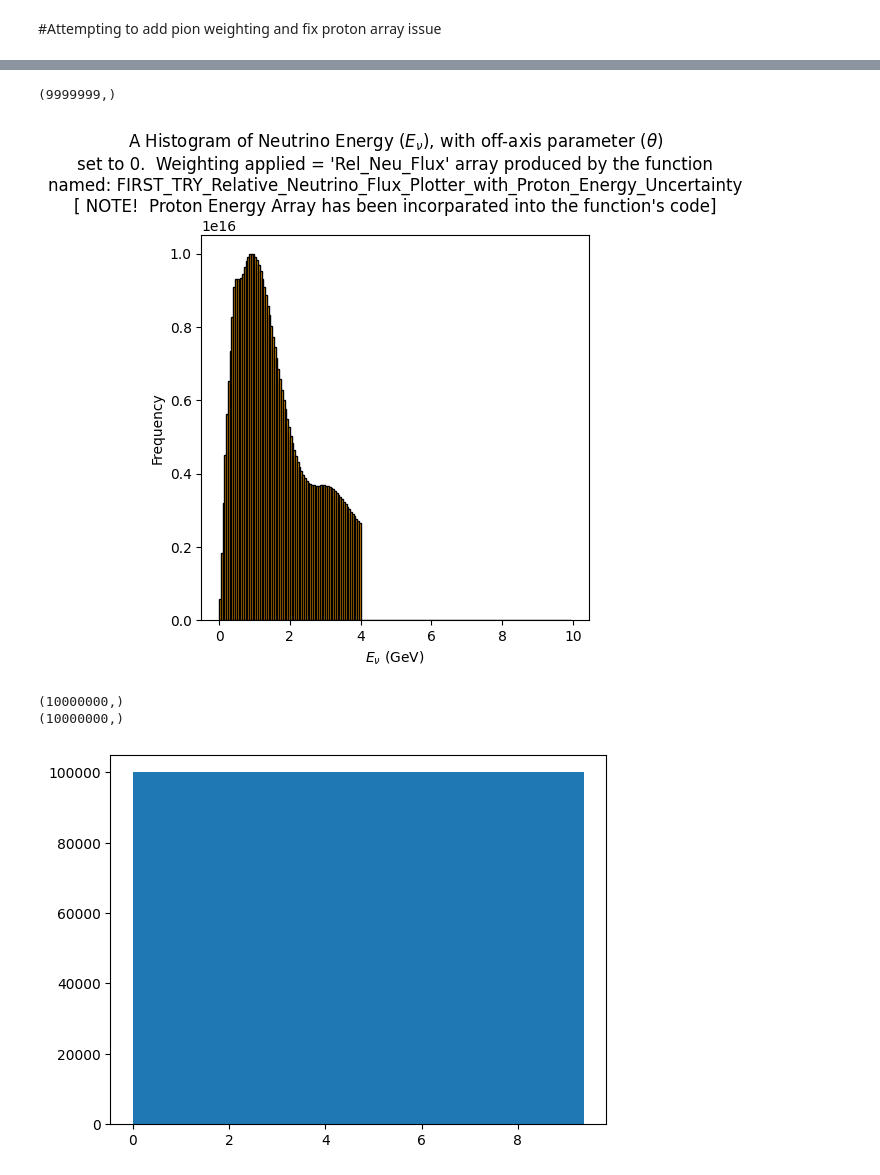
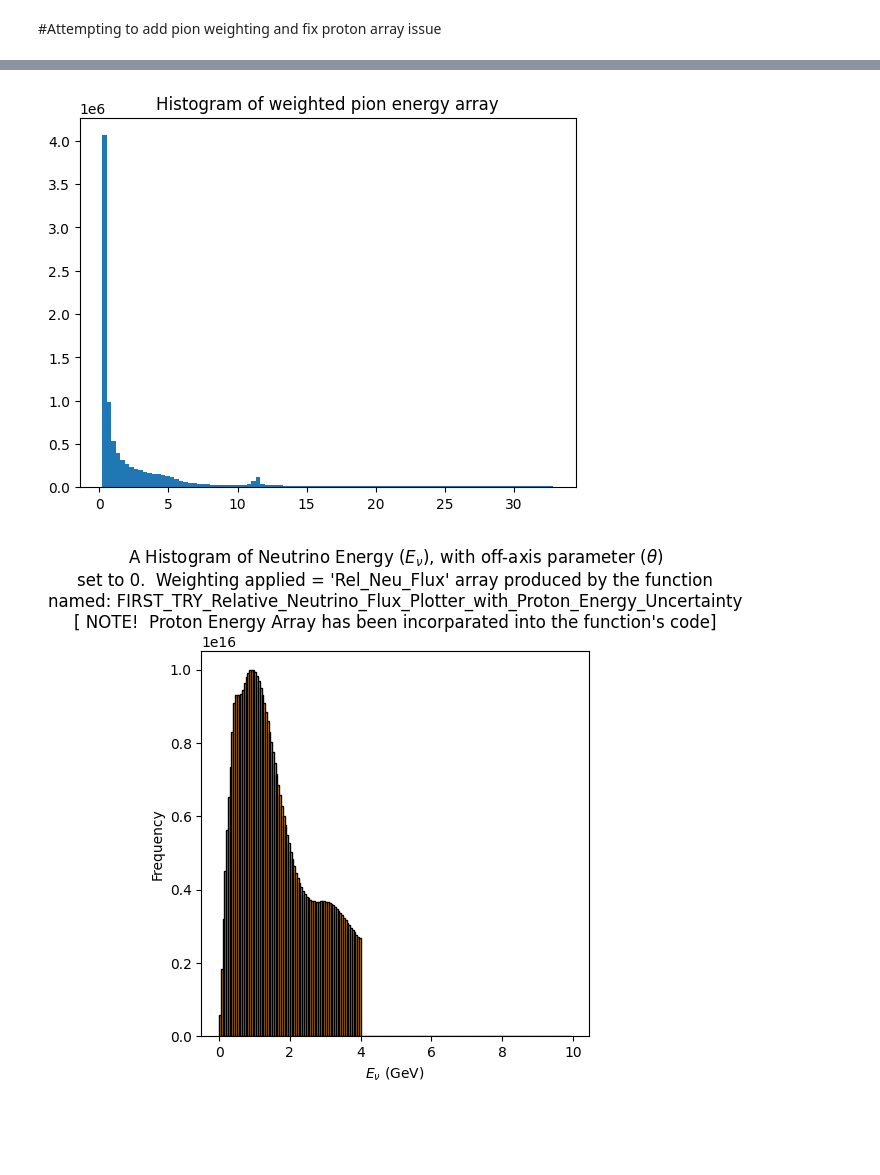
Before and after one commit to MrD0balina/Fourth-Year-Project---Neutrino-Oscillations, a Jupyter notebook: Week_7_Pion_Plots_and_Interpolation_work_First_Implementation_of_Pion_Weighting_First_use_of_actual_Near_Detector_dimensions.ipynb, the cells around one changed output, grey strips where cells are left out. Saved outputs shown, nothing was run; the diff lists cells and outputs as text; code cells hidden in the pictures; blank space fills up the shorter version.

```diff
--- a/Week_7_Pion_Plots_and_Interpolation_work_First_Implementation_of_Pion_Weighting_First_use_of_actual_Near_Detector_dimensions.ipynb
+++ b/Week_7_Pion_Plots_and_Interpolation_work_First_Implementation_of_Pion_Weighting_First_use_of_actual_Near_Detector_dimensions.ipynb
@@ -856,7 +874,17 @@ def FIRST_TRY_Relative_Neutrino_Flux_Plotter_includes_Proton_Energy_Uncertainty_
+# %%
+## Weighted Pion Energy Array ##
+
+plt.hist( E_pi_weighted , bins = 100 , histtype = "bar" )
+
+plt.title("Histogram of weighted pion energy array")
+
+plt.show()
+# %% [output]
+[figure, added]
 # %%
-# We have a negative frequency situation #
+# We NO LONGER have a negative frequency situation # AFTER I INTRODDUCE THE CORRECT MEAN VALUE FOR THE GAUSSIAN NORMAL DISTRIBUTED PROTON ENERGY ARRAY
 x_1 , y_1 , z_1 , E_pi , E_pi_weighted = FIRST_TRY_Relative_Neutrino_Flux_Plotter_includes_Proton_Energy_Uncertainty_and_Pion_Weighting( 0.00 )
-display((np.shape(y_1)))
+#display((np.shape(y_1)))
 plt.figure(figsize=(5, 5))
 #plt.plot( x_1 , y_1 , "-o" , color = "brown", linewidth = 0.5 , markersize = 1, label = r'$\theta$ = 0.014' )
 plt.hist( x_1 , bins = np.arange( 0 , 10 , 0.05 )  , weights =  y_1 , edgecolor = "black" , ls = "-" , color = "orange" )
@@ -865,28 +893,4 @@ plt.xlabel(r"$E_{\nu}$ (GeV)")
 plt.ylabel("Frequency")
 plt.show()
 # %% [output]
-(9999999,)
 [figure]
-# %%
-x_1 , y_1 , z_1 , E_pi , E_pi_weighted = FIRST_TRY_Relative_Neutrino_Flux_Plotter_includes_Proton_Energy_Uncertainty_and_Pion_Weighting( 0.00 )
-
-
-print( np.shape(E_pi) )
-
-print( np.shape(E_pi_weighted) )
-
-# plt.hist( E_pi_datatype_test_2 , bins = 100 , histtype = "bar" )
-
-# plt.show()
-# %% [output]
-(10000000,)
-(10000000,)
-# %%
-## I just don't understand this histogram plot ##
-
-plt.hist( E_pi , bins = 100 , histtype = "bar" )
-
-
-plt.show()
-# %% [output]
-[figure, removed]
```
Also changed, not shown: parts of 10 cells of this notebook.
